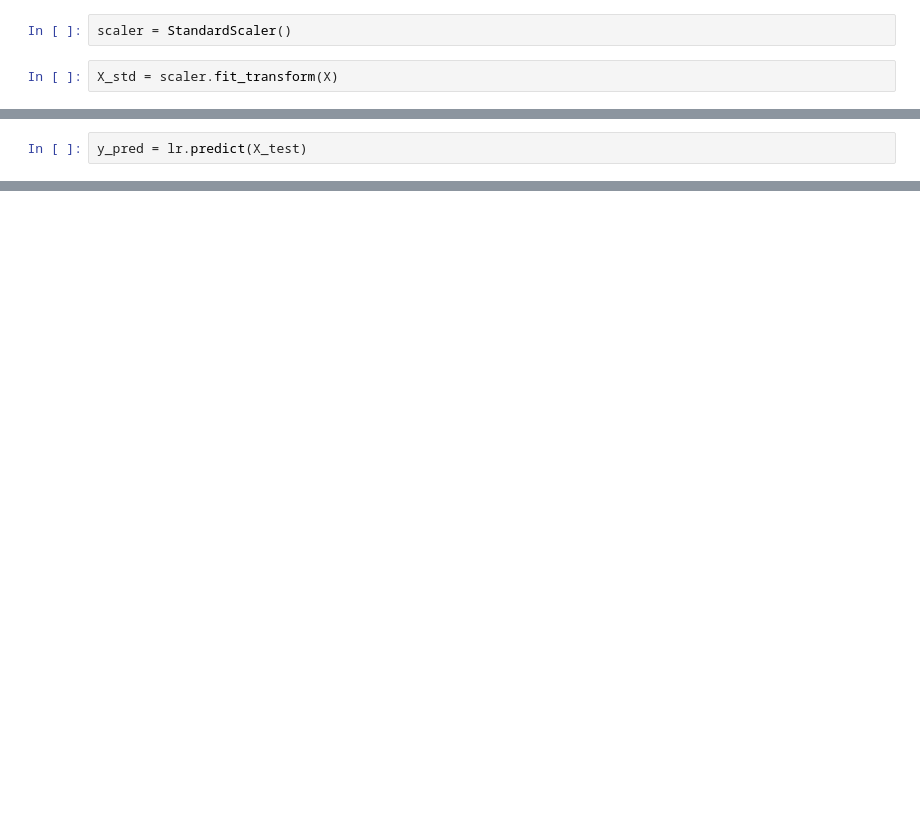
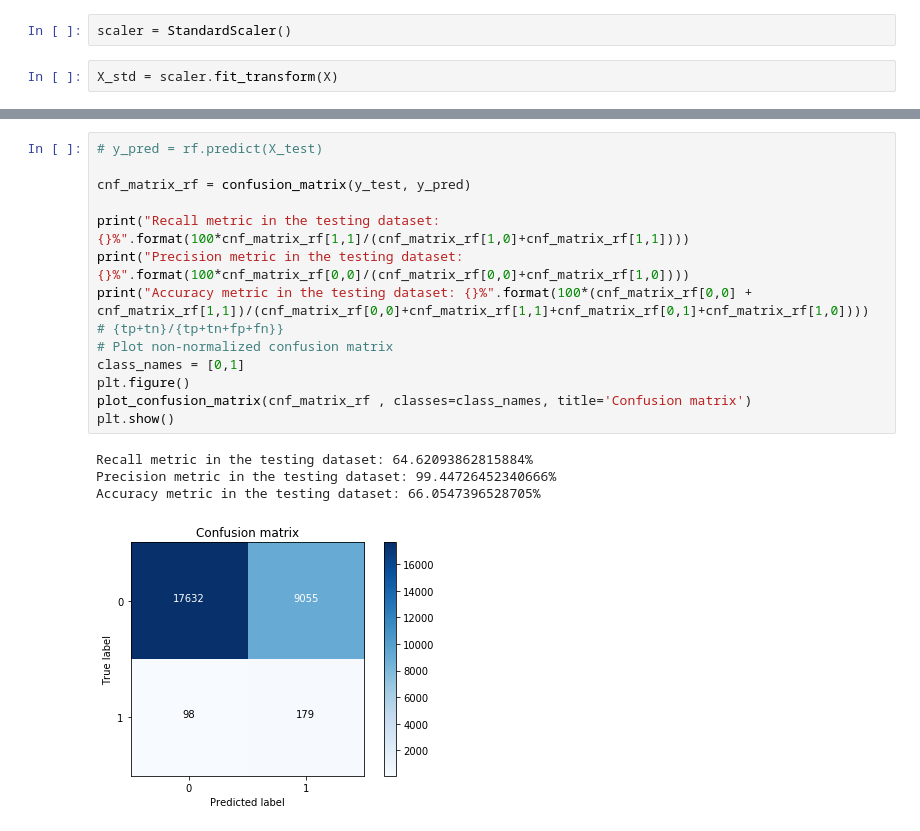
Before and after one commit to t-phill/mlb_injuries, a Jupyter notebook: notebooks/new.ipynb, the cells around one changed output, grey strips where cells are left out. Saved outputs shown, nothing was run; the diff lists cells and outputs as text; blank space fills up the shorter version.

```diff
--- a/notebooks/new.ipynb
+++ b/notebooks/new.ipynb
@@ -399,2 +367,0 @@ LogisticRegression(C=1.0, class_weight='balanced', dual=False,
-# %%
-y_pred = lr.predict(X_test)
@@ -416,0 +394,19 @@ y_test.sum()
+# %%
+# y_pred = rf.predict(X_test)
+
+cnf_matrix_rf = confusion_matrix(y_test, y_pred)
+
+print("Recall metric in the testing dataset: {}%".format(100*cnf_matrix_rf[1,1]/(cnf_matrix_rf[1,0]+cnf_matrix_rf[1,1])))
+print("Precision metric in the testing dataset: {}%".format(100*cnf_matrix_rf[0,0]/(cnf_matrix_rf[0,0]+cnf_matrix_rf[1,0])))
+print("Accuracy metric in the testing dataset: {}%".format(100*(cnf_matrix_rf[0,0] + cnf_matrix_rf[1,1])/(cnf_matrix_rf[0,0]+cnf_matrix_rf[1,1]+cnf_matrix_rf[0,1]+cnf_matrix_rf[1,0])))
+# {tp+tn}/{tp+tn+fp+fn}}
+# Plot non-normalized confusion matrix
+class_names = [0,1]
+plt.figure()
+plot_confusion_matrix(cnf_matrix_rf , classes=class_names, title='Confusion matrix')
+plt.show()
+# %% [output]
+Recall metric in the testing dataset: 64.62093862815884%
+Precision metric in the testing dataset: 99.44726452340666%
+Accuracy metric in the testing dataset: 66.0547396528705%
+[figure, added]
```
Also changed, not shown: parts of 42 cells of this notebook.
